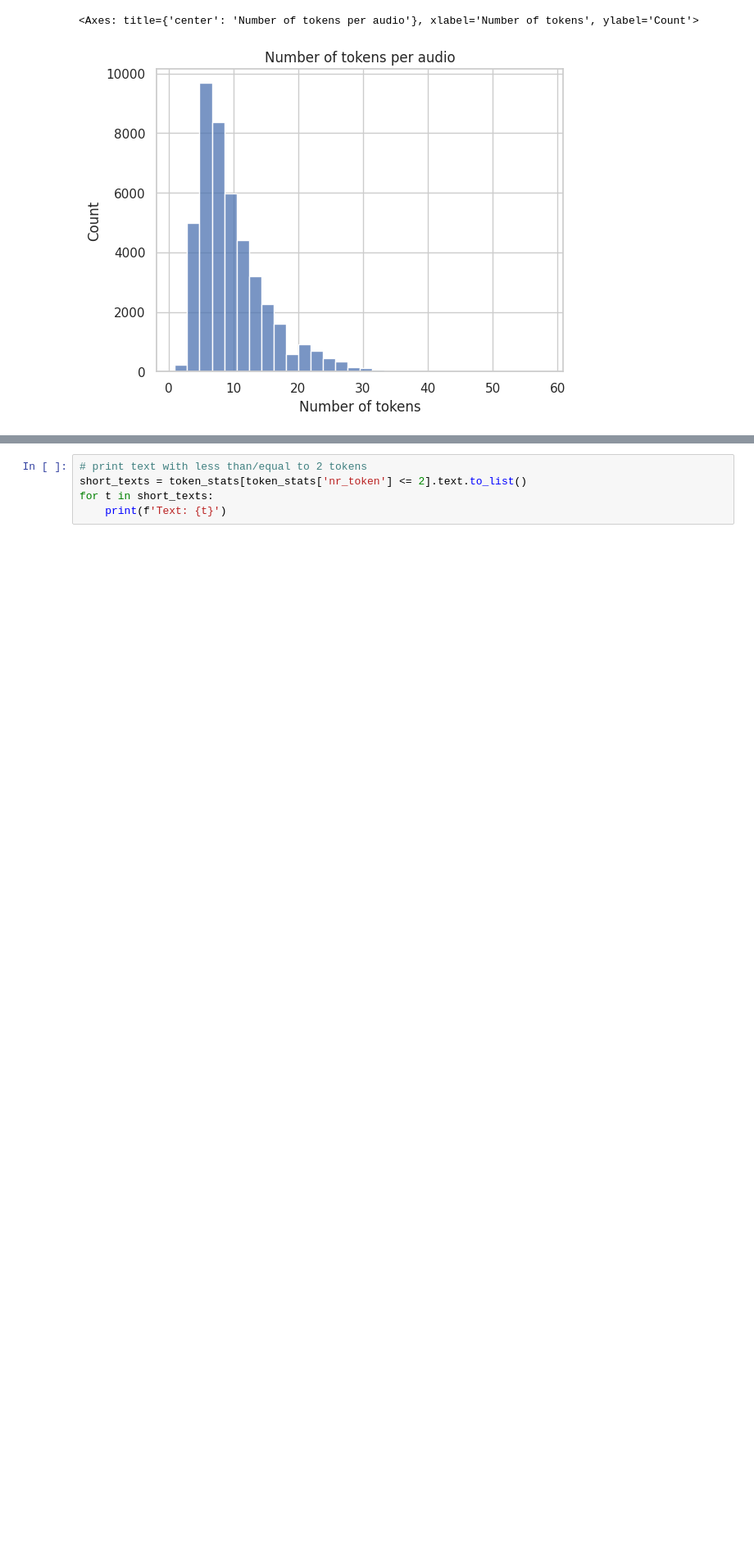
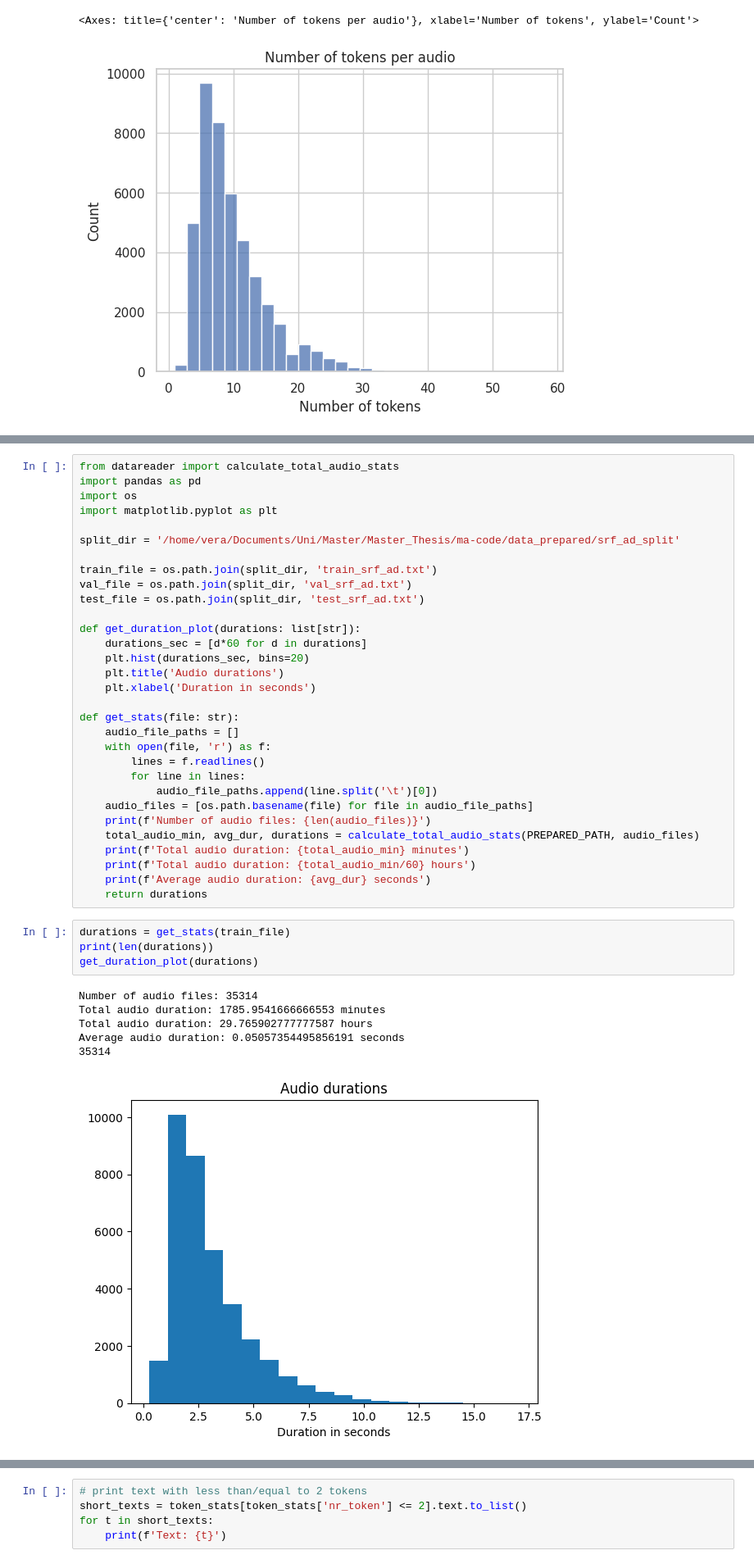
Before and after one commit to vera-bernhard/ma-code, a Jupyter notebook: data_raw/prepare_data_srfdata.ipynb, the cells around one changed output, grey strips where cells are left out. Shown at 82% size. Saved outputs shown, nothing was run; the diff lists cells and outputs as text; blank space fills up the shorter version.

```diff
--- a/data_raw/prepare_data.ipynb
+++ b/data_raw/prepare_data_srfdata.ipynb
@@ -91,0 +94,42 @@ hist_plot(token_stats, 'nr_token', 'Number of tokens per audio', 'Number of toke
+# %%
+from datareader import calculate_total_audio_stats
+import pandas as pd
+import os
+import matplotlib.pyplot as plt
+
+split_dir = '/home/vera/Documents/Uni/Master/Master_Thesis/ma-code/data_prepared/srf_ad_split'
+
+train_file = os.path.join(split_dir, 'train_srf_ad.txt')
+val_file = os.path.join(split_dir, 'val_srf_ad.txt')
+test_file = os.path.join(split_dir, 'test_srf_ad.txt')
+
+def get_duration_plot(durations: list[str]):
+    durations_sec = [d*60 for d in durations]
+    plt.hist(durations_sec, bins=20)
+    plt.title('Audio durations')
+    plt.xlabel('Duration in seconds')
+
+def get_stats(file: str):
+    audio_file_paths = []
+    with open(file, 'r') as f:
+        lines = f.readlines()
+        for line in lines:
+            audio_file_paths.append(line.split('\t')[0])
+    audio_files = [os.path.basename(file) for file in audio_file_paths]
+    print(f'Number of audio files: {len(audio_files)}')
+    total_audio_min, avg_dur, durations = calculate_total_audio_stats(PREPARED_PATH, audio_files)
+    print(f'Total audio duration: {total_audio_min} minutes')
+    print(f'Total audio duration: {total_audio_min/60} hours')
+    print(f'Average audio duration: {avg_dur} seconds')
+    return durations
+# %%
+durations = get_stats(train_file)
+print(len(durations))
+get_duration_plot(durations)
+# %% [output]
+Number of audio files: 35314
+Total audio duration: 1785.9541666666553 minutes
+Total audio duration: 29.765902777777587 hours
+Average audio duration: 0.05057354495856191 seconds
+35314
+[figure, added]
```
Also changed, not shown: parts of 4 cells of this notebook, 1 other file.
